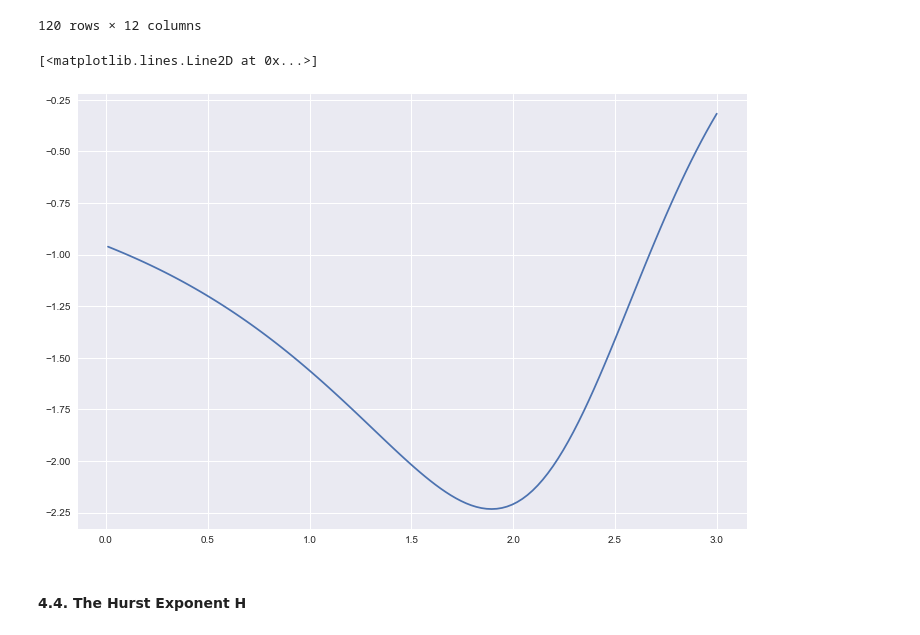
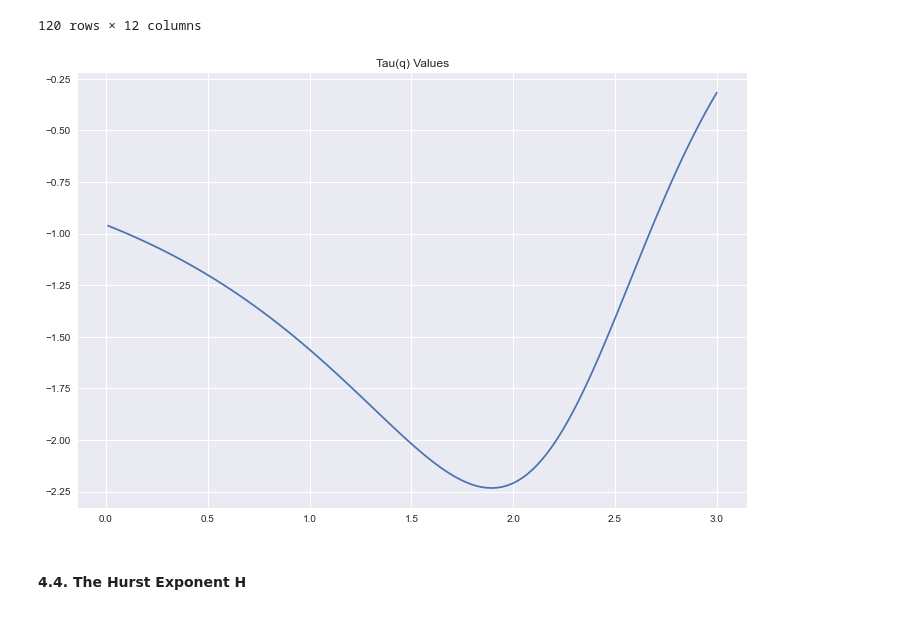
Before and after one commit to zucchero-fern/wqu_capstone_g3630, a Jupyter notebook: capstone_v7.ipynb, the cells around one changed output. Drawn from its saved outputs; the diff is of its cells as text; code cells hidden in the pictures.

```diff
--- a/capstone_v7.ipynb
+++ b/capstone_v7.ipynb
@@ -614,12 +624,15 @@ for i,row in Fq.iterrows():
 # %%
 # plot τ(q) with q
 # Monofractal signals show a linear τ(q) curve. The slope gives the single Hurst exponent H.
 # Multifractal τ(q) curves are nonlinear. The curvature reveals richer structure.
 plt.figure(figsize=(12, 8))
-plt.plot(Fq.index, tau_q_list)
+y = np.array(Fq.index)
+plt.plot(y, tau_q_list)
+plt.title('Tau(q) Values')
+plt.savefig('tau_values.png')
+plt.show()
 # %% [output]
-[<matplotlib.lines.Line2D at 0x...>]
-[figure, old version]
+[figure, new version]
 # %% [markdown]
 #### 4.4. The Hurst Exponent H
 # %%
```
Also changed, not shown: parts of 17 cells of this notebook.
